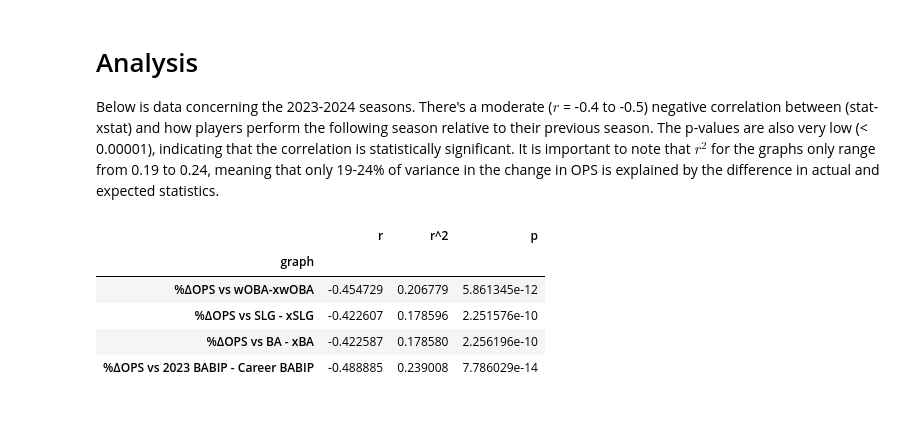
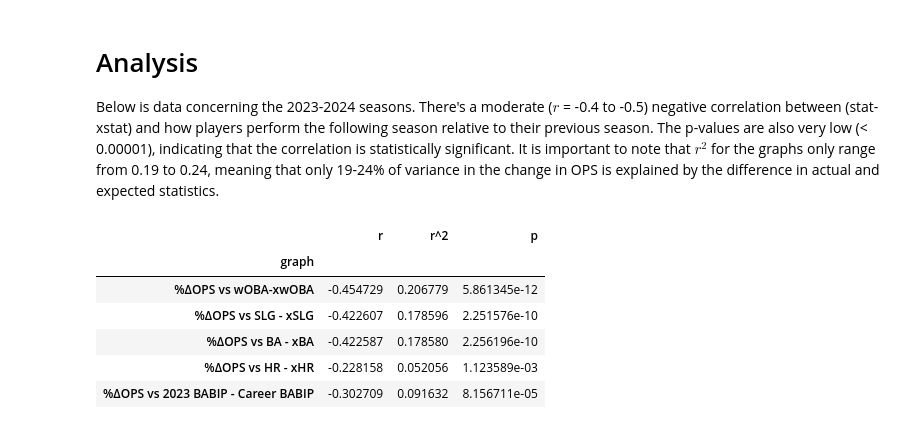
Before and after one commit to ArnavSaraogi/mlb-performance-predictor, a Jupyter notebook: visualizations/regression.ipynb, the cells around one changed output. Saved outputs shown, nothing was run; the diff lists cells and outputs as text; code cells hidden in the pictures.

```diff
--- a/visualizations/regression.ipynb
+++ b/visualizations/regression.ipynb
@@ -9,23 +9,29 @@ df = pd.read_csv('../out.csv')
 # %%
 rwoba, pwoba = stats.pearsonr(df['wobadiff (2023)'], df['ops_change 2023-2024'])
 rslg, pslg = stats.pearsonr(df['xslgdiff (2023)'], df['ops_change 2023-2024'])
+adjusted_df = df.dropna()
+rhr, phr = stats.pearsonr(adjusted_df['xhrdiff (2023)'], adjusted_df['ops_change 2023-2024'])
 rba, pba = stats.pearsonr(df['xbadiff (2023)'], df['ops_change 2023-2024'])
-rbabip, pbabip = stats.pearsonr(df['babipdiff (2023)'], df['ops_change 2023-2024'])
+
+filtered_df = df[df['babipdiff (2023)'] != 0] #ignores 2023 rookies, since babip for that season = career babip
+rbabip, pbabip = stats.pearsonr(filtered_df['babipdiff (2023)'], filtered_df['ops_change 2023-2024'])
 
 data = {
     '%ΔOPS vs wOBA-xwOBA': [rwoba, rwoba**2, pwoba],
     '%ΔOPS vs SLG - xSLG': [rslg, rslg**2, pslg],
     '%ΔOPS vs BA - xBA': [rba, rba**2, pba],
+    '%ΔOPS vs HR - xHR': [rhr, rhr**2, phr],
     '%ΔOPS vs 2023 BABIP - Career BABIP': [rbabip, rbabip**2, pbabip]
 }
 
 values_df = pd.DataFrame.from_dict(data, orient='index', columns=['r', 'r^2', 'p'])
 values_df.rename_axis("graph", inplace=True)
 display(values_df)
 # %% [output]
 |  | r | r^2 | p |
 | graph |  |  |  |
 | %ΔOPS vs wOBA-xwOBA | -0.454729 | 0.206779 | 5.861345e-12 |
 | %ΔOPS vs SLG - xSLG | -0.422607 | 0.178596 | 2.251576e-10 |
 | %ΔOPS vs BA - xBA | -0.422587 | 0.178580 | 2.256196e-10 |
-| %ΔOPS vs 2023 BABIP - Career BABIP | -0.488885 | 0.239008 | 7.786029e-14 |
+| %ΔOPS vs HR - xHR | -0.228158 | 0.052056 | 1.123589e-03 |
+| %ΔOPS vs 2023 BABIP - Career BABIP | -0.302709 | 0.091632 | 8.156711e-05 |
```
Also changed, not shown: 4 other files.
